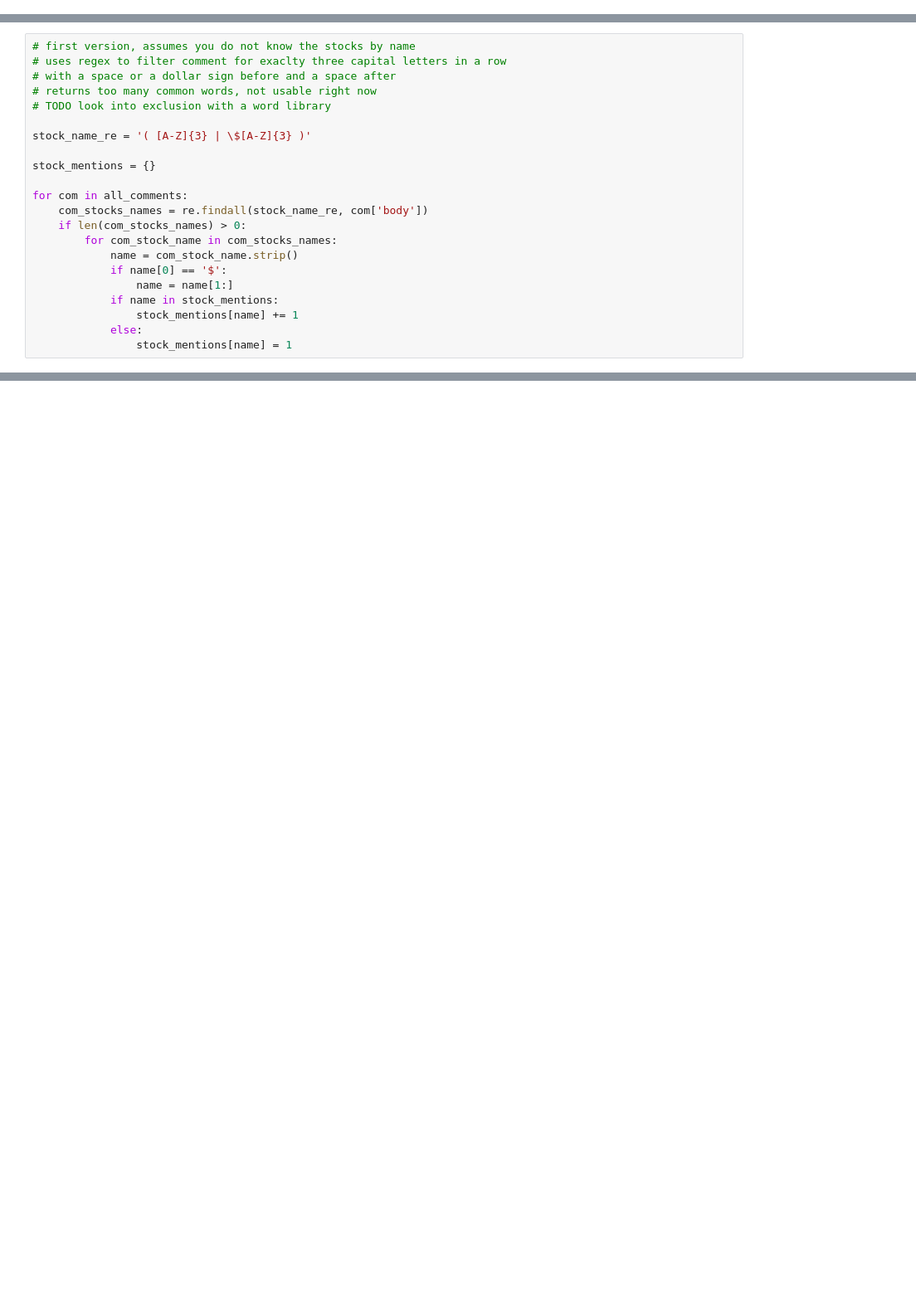
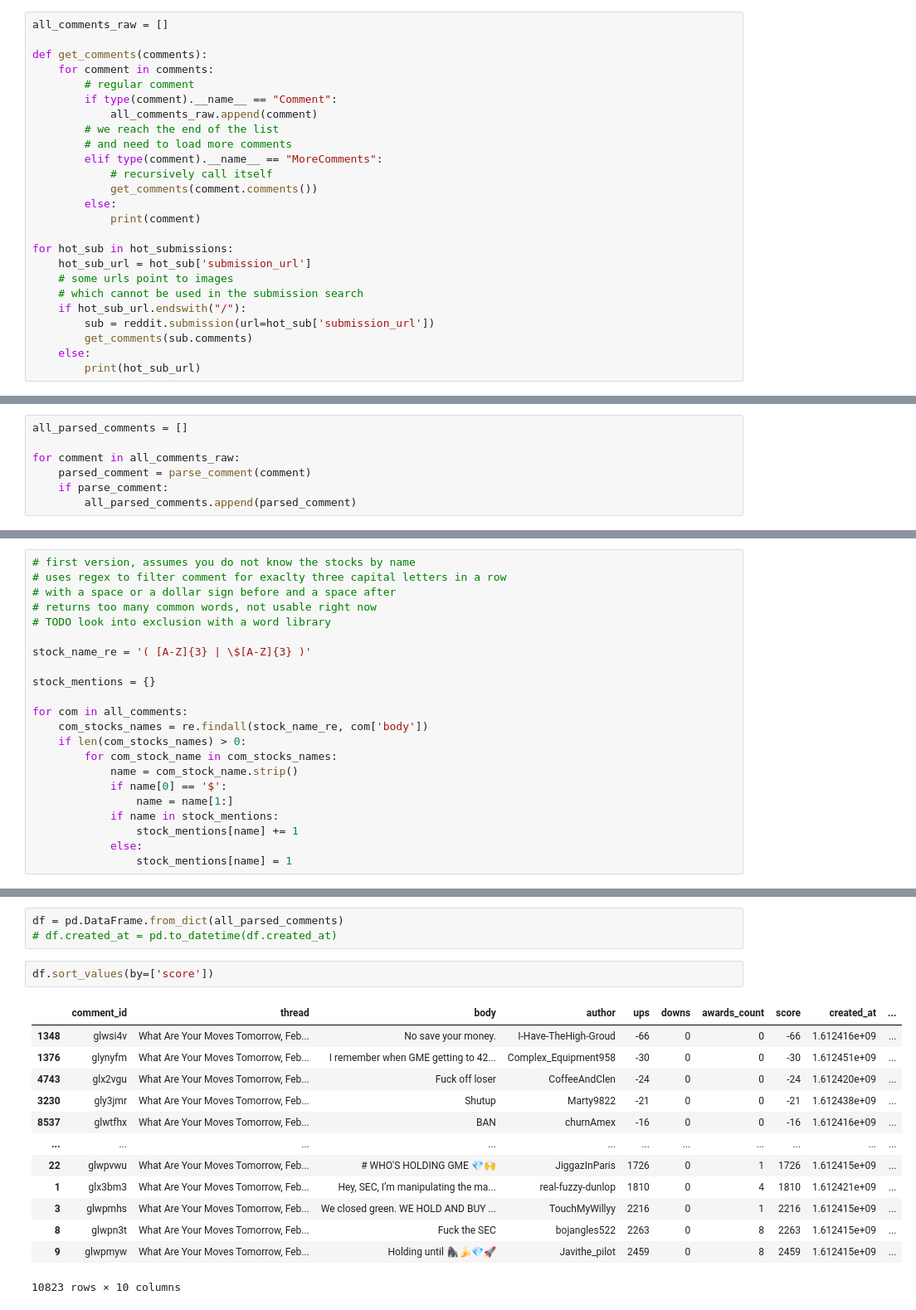
Before and after one commit to oscar-bian/wsb-trends, a Jupyter notebook: wsb_comment_scrapper_v1.ipynb, the cells around one changed output, grey strips where cells are left out. Shown at 83% size. Saved outputs shown, nothing was run; the diff lists cells and outputs as text; blank space fills up the shorter version.

```diff
--- a/wsb_comment_scrapper_v1.ipynb
+++ b/wsb_comment_scrapper_v1.ipynb
@@ -77,0 +44,25 @@ for hot_sub in hot_submissions:
+# %%
+all_comments_raw = []
+
+def get_comments(comments):
+    for comment in comments:
+        # regular comment
+        if type(comment).__name__ == "Comment":
+            all_comments_raw.append(comment)
+        # we reach the end of the list
+        # and need to load more comments
+        elif type(comment).__name__ == "MoreComments":
+            # recursively call itself
+            get_comments(comment.comments())
+        else:
+            print(comment)
+
+for hot_sub in hot_submissions:
+    hot_sub_url = hot_sub['submission_url']
+    # some urls point to images
+    # which cannot be used in the submission search
+    if hot_sub_url.endswith("/"):
+        sub = reddit.submission(url=hot_sub['submission_url'])
+        get_comments(sub.comments)
+    else:
+        print(hot_sub_url)
@@ -77,0 +71,7 @@ for hot_sub in hot_submissions:
+# %%
+all_parsed_comments = []
+
+for comment in all_comments_raw:
+    parsed_comment = parse_comment(comment)
+    if parse_comment:
+        all_parsed_comments.append(parsed_comment)
@@ -158,0 +218,19 @@ Counter({'gme': 1})
+# %%
+df = pd.DataFrame.from_dict(all_parsed_comments)
+# df.created_at = pd.to_datetime(df.created_at)
+# %%
+df.sort_values(by=['score'])
+# %% [output]
+|  | comment_id | thread | body | author | ups | downs | awards_count | score | created_at | ... |
+| 1348 | glwsi4v | What Are Your Moves Tomorrow, Feb... | No save your money. | I-Have-TheHigh-Groud | -66 | 0 | 0 | -66 | 1.612416e+09 | ... |
+| 1376 | glynyfm | What Are Your Moves Tomorrow, Feb... | I remember when GME getting to 42... | Complex_Equipment958 | -30 | 0 | 0 | -30 | 1.612451e+09 | ... |
+| 4743 | glx2vgu | What Are Your Moves Tomorrow, Feb... | Fuck off loser | CoffeeAndClen | -24 | 0 | 0 | -24 | 1.612420e+09 | ... |
+| 3230 | gly3jmr | What Are Your Moves Tomorrow, Feb... | Shutup | Marty9822 | -21 | 0 | 0 | -21 | 1.612438e+09 | ... |
+| 8537 | glwtfhx | What Are Your Moves Tomorrow, Feb... | BAN | churnAmex | -16 | 0 | 0 | -16 | 1.612416e+09 | ... |
+| ... | ... | ... | ... | ... | ... | ... | ... | ... | ... | ... |
+| 22 | glwpvwu | What Are Your Moves Tomorrow, Feb... | # WHO'S HOLDING GME 💎🙌 | JiggazInParis | 1726 | 0 | 1 | 1726 | 1.612415e+09 | ... |
+| 1 | glx3bm3 | What Are Your Moves Tomorrow, Feb... | Hey, SEC, I’m manipulating the ma... | real-fuzzy-dunlop | 1810 | 0 | 4 | 1810 | 1.612421e+09 | ... |
+| 3 | glwpmhs | What Are Your Moves Tomorrow, Feb... | We closed green. WE HOLD AND BUY ... | TouchMyWillyy | 2216 | 0 | 1 | 2216 | 1.612415e+09 | ... |
+| 8 | glwpn3t | What Are Your Moves Tomorrow, Feb... | Fuck the SEC | bojangles522 | 2263 | 0 | 8 | 2263 | 1.612415e+09 | ... |
+| 9 | glwpmyw | What Are Your Moves Tomorrow, Feb... | Holding until 🦍🍌💎🚀 | Javithe_pilot | 2459 | 0 | 8 | 2459 | 1.612415e+09 | ... |
+10823 rows × 10 columns
```
Also changed, not shown: parts of 8 cells of this notebook, 2 other files.
